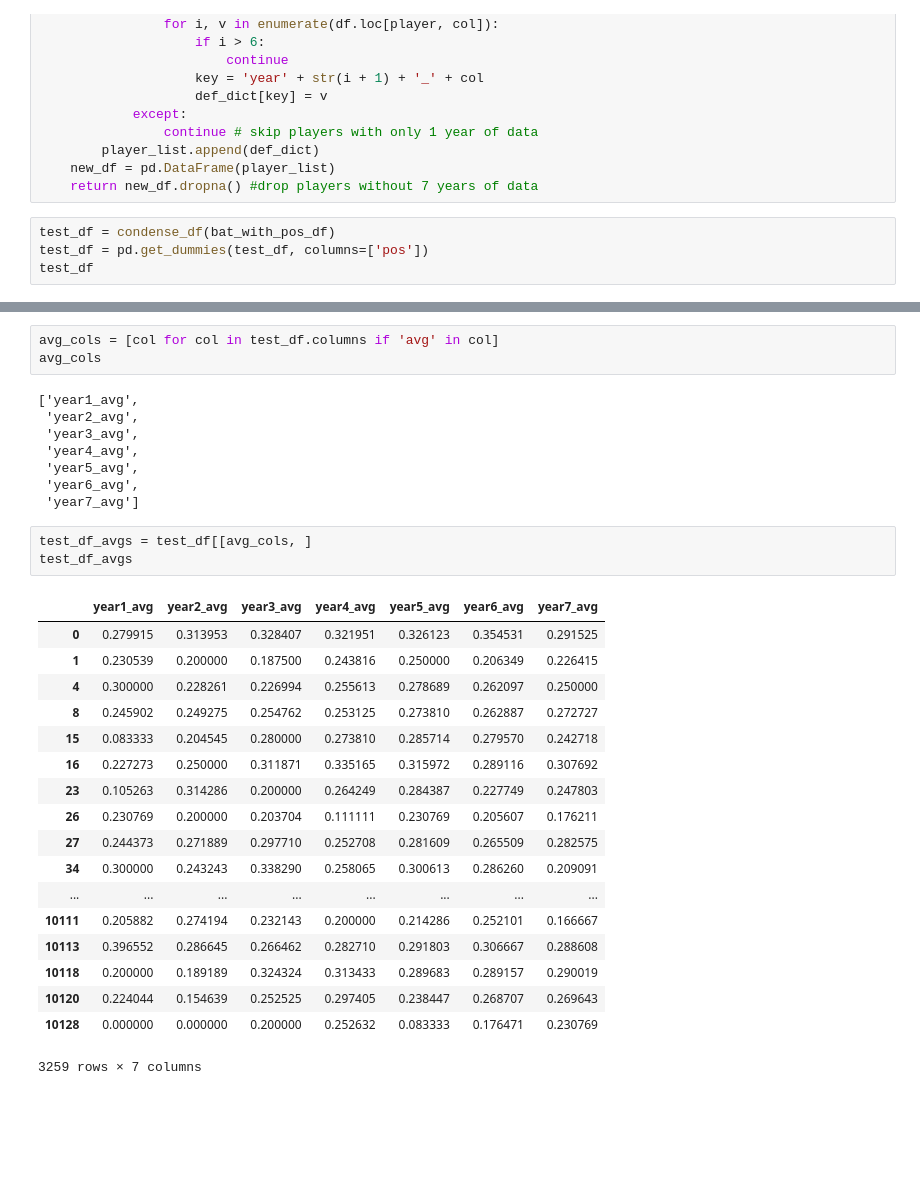
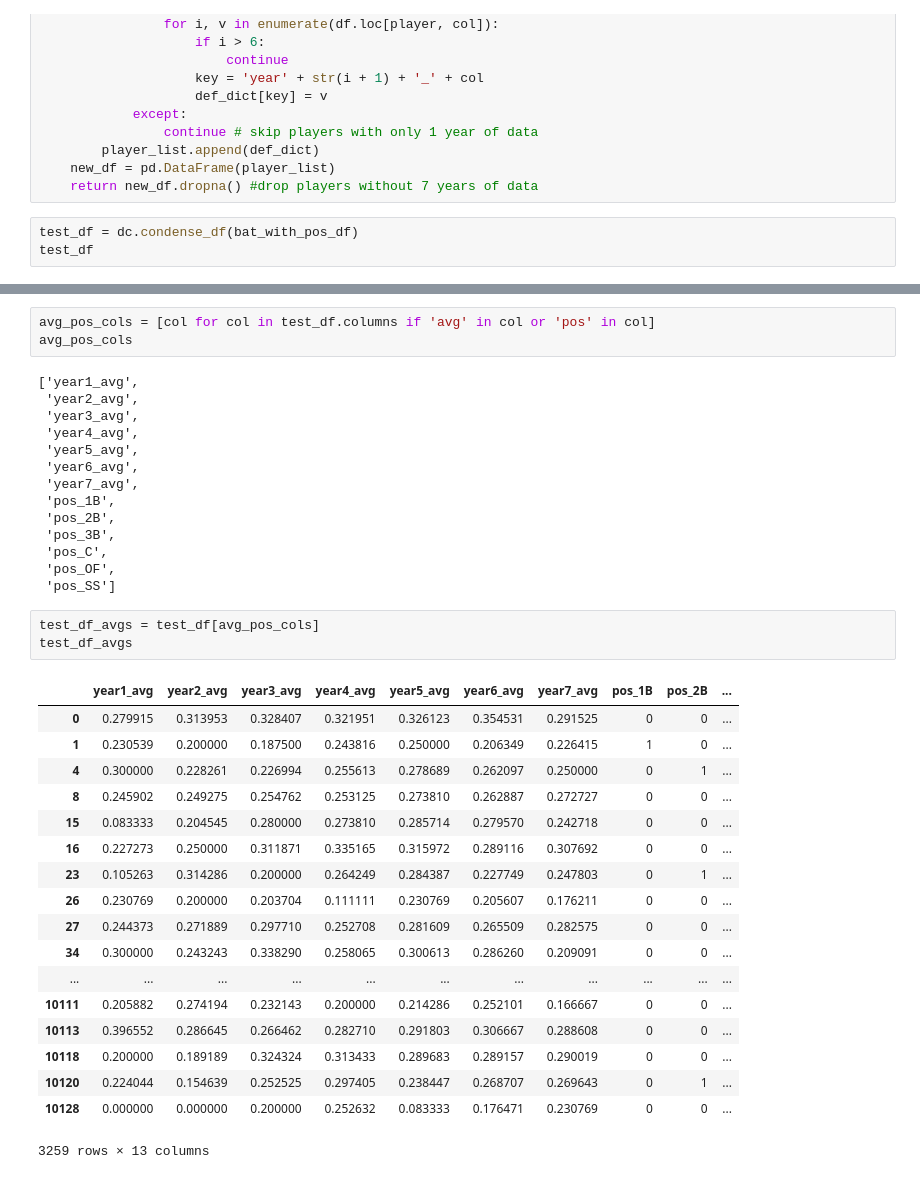
Before and after one commit to aaronmcd1214/Capstone, a Jupyter notebook: Untitled.ipynb, the cells around one changed output, grey strips where cells are left out. Saved outputs shown, nothing was run; the diff lists cells and outputs as text; blank space fills up the shorter version.

Commit message:
functionalized condense_df

```diff
--- a/Untitled.ipynb
+++ b/Untitled.ipynb
@@ -92,6 +92,5 @@ def condense_df(df0):
     new_df = pd.DataFrame(player_list)
     return new_df.dropna() #drop players without 7 years of data
 # %%
-test_df = condense_df(bat_with_pos_df)
-test_df = pd.get_dummies(test_df, columns=['pos'])
+test_df = dc.condense_df(bat_with_pos_df)
 test_df
@@ -117,6 +97,6 @@ test_df
 # %%
-avg_cols = [col for col in test_df.columns if 'avg' in col]
-avg_cols
+avg_pos_cols = [col for col in test_df.columns if 'avg' in col or 'pos' in col]
+avg_pos_cols
 # %% [output]
 ['year1_avg',
  'year2_avg',
@@ -124,26 +104,32 @@ avg_cols
  'year4_avg',
  'year5_avg',
  'year6_avg',
- 'year7_avg']
+ 'year7_avg',
+ 'pos_1B',
+ 'pos_2B',
+ 'pos_3B',
+ 'pos_C',
+ 'pos_OF',
+ 'pos_SS']
 # %%
-test_df_avgs = test_df[[avg_cols, ]
+test_df_avgs = test_df[avg_pos_cols]
 test_df_avgs
 # %% [output]
-|  | year1_avg | year2_avg | year3_avg | year4_avg | year5_avg | year6_avg | year7_avg |
-| 0 | 0.279915 | 0.313953 | 0.328407 | 0.321951 | 0.326123 | 0.354531 | 0.291525 |
-| 1 | 0.230539 | 0.200000 | 0.187500 | 0.243816 | 0.250000 | 0.206349 | 0.226415 |
-| 4 | 0.300000 | 0.228261 | 0.226994 | 0.255613 | 0.278689 | 0.262097 | 0.250000 |
-| 8 | 0.245902 | 0.249275 | 0.254762 | 0.253125 | 0.273810 | 0.262887 | 0.272727 |
-| 15 | 0.083333 | 0.204545 | 0.280000 | 0.273810 | 0.285714 | 0.279570 | 0.242718 |
-| 16 | 0.227273 | 0.250000 | 0.311871 | 0.335165 | 0.315972 | 0.289116 | 0.307692 |
-| 23 | 0.105263 | 0.314286 | 0.200000 | 0.264249 | 0.284387 | 0.227749 | 0.247803 |
-| 26 | 0.230769 | 0.200000 | 0.203704 | 0.111111 | 0.230769 | 0.205607 | 0.176211 |
-| 27 | 0.244373 | 0.271889 | 0.297710 | 0.252708 | 0.281609 | 0.265509 | 0.282575 |
-| 34 | 0.300000 | 0.243243 | 0.338290 | 0.258065 | 0.300613 | 0.286260 | 0.209091 |
-| ... | ... | ... | ... | ... | ... | ... | ... |
-| 10111 | 0.205882 | 0.274194 | 0.232143 | 0.200000 | 0.214286 | 0.252101 | 0.166667 |
-| 10113 | 0.396552 | 0.286645 | 0.266462 | 0.282710 | 0.291803 | 0.306667 | 0.288608 |
-| 10118 | 0.200000 | 0.189189 | 0.324324 | 0.313433 | 0.289683 | 0.289157 | 0.290019 |
-| 10120 | 0.224044 | 0.154639 | 0.252525 | 0.297405 | 0.238447 | 0.268707 | 0.269643 |
-| 10128 | 0.000000 | 0.000000 | 0.200000 | 0.252632 | 0.083333 | 0.176471 | 0.230769 |
+|  | year1_avg | year2_avg | year3_avg | year4_avg | year5_avg | year6_avg | year7_avg | pos_1B | pos_2B | ... |
+| 0 | 0.279915 | 0.313953 | 0.328407 | 0.321951 | 0.326123 | 0.354531 | 0.291525 | 0 | 0 | ... |
+| 1 | 0.230539 | 0.200000 | 0.187500 | 0.243816 | 0.250000 | 0.206349 | 0.226415 | 1 | 0 | ... |
+| 4 | 0.300000 | 0.228261 | 0.226994 | 0.255613 | 0.278689 | 0.262097 | 0.250000 | 0 | 1 | ... |
+| 8 | 0.245902 | 0.249275 | 0.254762 | 0.253125 | 0.273810 | 0.262887 | 0.272727 | 0 | 0 | ... |
+| 15 | 0.083333 | 0.204545 | 0.280000 | 0.273810 | 0.285714 | 0.279570 | 0.242718 | 0 | 0 | ... |
+| 16 | 0.227273 | 0.250000 | 0.311871 | 0.335165 | 0.315972 | 0.289116 | 0.307692 | 0 | 0 | ... |
+| 23 | 0.105263 | 0.314286 | 0.200000 | 0.264249 | 0.284387 | 0.227749 | 0.247803 | 0 | 1 | ... |
+| 26 | 0.230769 | 0.200000 | 0.203704 | 0.111111 | 0.230769 | 0.205607 | 0.176211 | 0 | 0 | ... |
+| 27 | 0.244373 | 0.271889 | 0.297710 | 0.252708 | 0.281609 | 0.265509 | 0.282575 | 0 | 0 | ... |
+| 34 | 0.300000 | 0.243243 | 0.338290 | 0.258065 | 0.300613 | 0.286260 | 0.209091 | 0 | 0 | ... |
+| ... | ... | ... | ... | ... | ... | ... | ... | ... | ... | ... |
+| 10111 | 0.205882 | 0.274194 | 0.232143 | 0.200000 | 0.214286 | 0.252101 | 0.166667 | 0 | 0 | ... |
+| 10113 | 0.396552 | 0.286645 | 0.266462 | 0.282710 | 0.291803 | 0.306667 | 0.288608 | 0 | 0 | ... |
+| 10118 | 0.200000 | 0.189189 | 0.324324 | 0.313433 | 0.289683 | 0.289157 | 0.290019 | 0 | 0 | ... |
+| 10120 | 0.224044 | 0.154639 | 0.252525 | 0.297405 | 0.238447 | 0.268707 | 0.269643 | 0 | 1 | ... |
+| 10128 | 0.000000 | 0.000000 | 0.200000 | 0.252632 | 0.083333 | 0.176471 | 0.230769 | 0 | 0 | ... |
-3259 rows × 7 columns
+3259 rows × 13 columns
```
Also changed, not shown: parts of 1 cell of this notebook, 1 other file.
